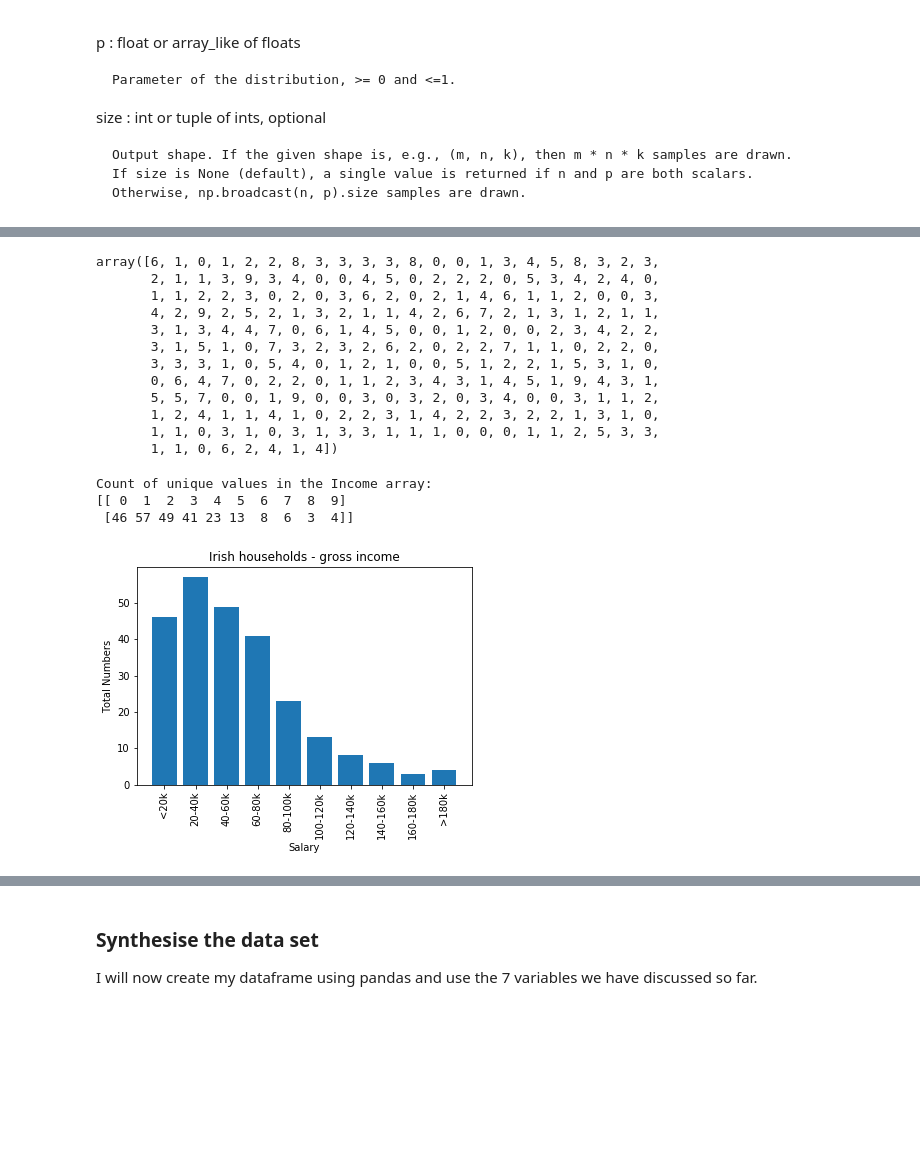
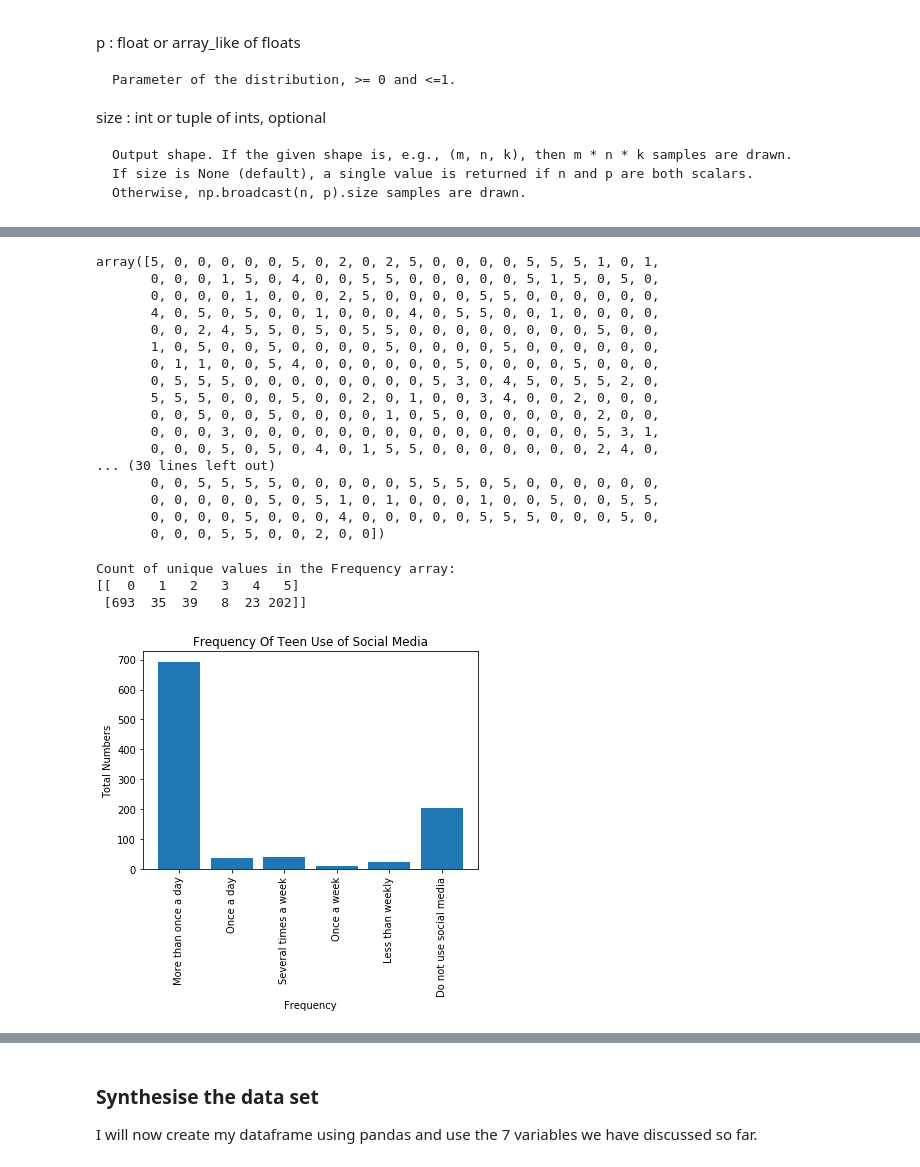
Before and after one commit to HenkT28/Programming_For_Data_Analysis_Project, a Jupyter notebook: Programming_For_Data_Analysis_Project.ipynb, the cells around one changed output, grey strips where cells are left out. Saved outputs shown, nothing was run; the diff lists cells and outputs as text; code cells hidden in the pictures; blank space fills up the shorter version.

```diff
--- a/Programming_For_Data_Analysis_Project.ipynb
+++ b/Programming_For_Data_Analysis_Project.ipynb
@@ -667,51 +837,56 @@ Nearly two thirds (62.6%) of Irish households had a gross income of less than
 # %%
 np.random.seed(12345)
 
-# Household Income - 10 different options
-# Income = np.random.choice([0, 1, 2, 3, 4, 5, 6, 7, 8, 9], size=1000, p=[0.20, 0.25, 0.2, 0.13, 0.08, 0.05, 0.03, 0.02, 0.01, 0.03])
-Income = np.random.choice([0, 1, 2, 3, 4, 5, 6, 7, 8, 9], size=250, p=[0.20, 0.25, 0.2, 0.13, 0.08, 0.05, 0.03, 0.02, 0.01, 0.03], replace=True)
-Income
+# Frequency - 6 different options
+Frequency = np.random.choice([0, 1, 2, 3, 4, 5], size=1000, p=[0.70, 0.03, 0.04, 0.01, 0.02, 0.20])
+# Frequency = np.random.choice([0, 1, 2, 3, 4, 5, 6, 7, 8, 9], size=250, p=[0.20, 0.25, 0.2, 0.13, 0.08, 0.05, 0.03, 0.02, 0.01, 0.03], replace=True)
+Frequency
 # %% [output]
-array([6, 1, 0, 1, 2, 2, 8, 3, 3, 3, 3, 8, 0, 0, 1, 3, 4, 5, 8, 3, 2, 3,
-       2, 1, 1, 3, 9, 3, 4, 0, 0, 4, 5, 0, 2, 2, 2, 0, 5, 3, 4, 2, 4, 0,
-       1, 1, 2, 2, 3, 0, 2, 0, 3, 6, 2, 0, 2, 1, 4, 6, 1, 1, 2, 0, 0, 3,
-       4, 2, 9, 2, 5, 2, 1, 3, 2, 1, 1, 4, 2, 6, 7, 2, 1, 3, 1, 2, 1, 1,
-       3, 1, 3, 4, 4, 7, 0, 6, 1, 4, 5, 0, 0, 1, 2, 0, 0, 2, 3, 4, 2, 2,
-       3, 1, 5, 1, 0, 7, 3, 2, 3, 2, 6, 2, 0, 2, 2, 7, 1, 1, 0, 2, 2, 0,
-       3, 3, 3, 1, 0, 5, 4, 0, 1, 2, 1, 0, 0, 5, 1, 2, 2, 1, 5, 3, 1, 0,
-       0, 6, 4, 7, 0, 2, 2, 0, 1, 1, 2, 3, 4, 3, 1, 4, 5, 1, 9, 4, 3, 1,
-       5, 5, 7, 0, 0, 1, 9, 0, 0, 3, 0, 3, 2, 0, 3, 4, 0, 0, 3, 1, 1, 2,
-       1, 2, 4, 1, 1, 4, 1, 0, 2, 2, 3, 1, 4, 2, 2, 3, 2, 2, 1, 3, 1, 0,
-       1, 1, 0, 3, 1, 0, 3, 1, 3, 3, 1, 1, 1, 0, 0, 0, 1, 1, 2, 5, 3, 3,
-       1, 1, 0, 6, 2, 4, 1, 4])
+array([5, 0, 0, 0, 0, 0, 5, 0, 2, 0, 2, 5, 0, 0, 0, 0, 5, 5, 5, 1, 0, 1,
+       0, 0, 0, 1, 5, 0, 4, 0, 0, 5, 5, 0, 0, 0, 0, 0, 5, 1, 5, 0, 5, 0,
+       0, 0, 0, 0, 1, 0, 0, 0, 2, 5, 0, 0, 0, 0, 5, 5, 0, 0, 0, 0, 0, 0,
+       4, 0, 5, 0, 5, 0, 0, 1, 0, 0, 0, 4, 0, 5, 5, 0, 0, 1, 0, 0, 0, 0,
+       0, 0, 2, 4, 5, 5, 0, 5, 0, 5, 5, 0, 0, 0, 0, 0, 0, 0, 0, 5, 0, 0,
+       1, 0, 5, 0, 0, 5, 0, 0, 0, 0, 5, 0, 0, 0, 0, 5, 0, 0, 0, 0, 0, 0,
+       0, 1, 1, 0, 0, 5, 4, 0, 0, 0, 0, 0, 0, 5, 0, 0, 0, 0, 5, 0, 0, 0,
+       0, 5, 5, 5, 0, 0, 0, 0, 0, 0, 0, 0, 5, 3, 0, 4, 5, 0, 5, 5, 2, 0,
+       5, 5, 5, 0, 0, 0, 5, 0, 0, 2, 0, 1, 0, 0, 3, 4, 0, 0, 2, 0, 0, 0,
+       0, 0, 5, 0, 0, 5, 0, 0, 0, 0, 1, 0, 5, 0, 0, 0, 0, 0, 0, 2, 0, 0,
+       0, 0, 0, 3, 0, 0, 0, 0, 0, 0, 0, 0, 0, 0, 0, 0, 0, 0, 0, 5, 3, 1,
+       0, 0, 0, 5, 0, 5, 0, 4, 0, 1, 5, 5, 0, 0, 0, 0, 0, 0, 0, 2, 4, 0,
+... (30 lines left out)
+       0, 0, 5, 5, 5, 5, 0, 0, 0, 0, 0, 5, 5, 5, 0, 5, 0, 0, 0, 0, 0, 0,
+       0, 0, 0, 0, 0, 5, 0, 5, 1, 0, 1, 0, 0, 0, 1, 0, 0, 5, 0, 0, 5, 5,
+       0, 0, 0, 0, 5, 0, 0, 0, 4, 0, 0, 0, 0, 0, 5, 5, 5, 0, 0, 0, 5, 0,
+       0, 0, 0, 5, 5, 0, 0, 2, 0, 0])
 # %%
-# Count of unique values in the Income array
-unique_elements, counts_elements = np.unique(Income, return_counts=True)
-print("Count of unique values in the Income array:")
+# Count of unique values in the Frequency array
+unique_elements, counts_elements = np.unique(Frequency, return_counts=True)
+print("Count of unique values in the Frequency array:")
 print(np.asarray((unique_elements, counts_elements)))
 # %% [output]
-Count of unique values in the Income array:
-[[ 0  1  2  3  4  5  6  7  8  9]
- [46 57 49 41 23 13  8  6  3  4]]
+Count of unique values in the Frequency array:
+[[  0   1   2   3   4   5]
+ [693  35  39   8  23 202]]
 # %%
-# Create Household Income list - 5 salary levels
-# number_income = [196, 249, 195, 135, 86, 50, 27, 25, 10, 27]
-number_income = [46, 57, 49, 41, 23, 13, 8, 6, 3, 4]
+# Create Frequency list - 5 salary levels
+number_frequency = [693, 35, 39, 8, 23, 202]
+# number_frequency = [46, 57, 49, 41, 23, 13, 8, 6, 3, 4]
 
 # Order of operations
-barchart_salary = ('<20k', '20-40k', '40-60k', '60-80k', '80-100k', '100-120k', '120-140k', '140-160k', '160-180k', '>180k')
+barchart_frequency = ('More than once a day', 'Once a day', 'Several times a week', 'Once a week', 'Less than weekly', 'Do not use social media')
 
 # Create bar names
-y_pos = np.arange(len(barchart_salary))
-plt.bar(y_pos, number_income)
+y_pos = np.arange(len(barchart_frequency))
+plt.bar(y_pos, number_frequency)
 
 # Create names on the x-axis
-plt.xticks(y_pos, barchart_salary, rotation = 'vertical')
-plt.xlabel('Salary', fontweight='normal', color = 'black')
+plt.xticks(y_pos, barchart_frequency, rotation = 'vertical')
+plt.xlabel('Frequency', fontweight='normal', color = 'black')
 
 # Create names on the y-axis
 plt.ylabel("Total Numbers")
-plt.title("Irish households - gross income")
+plt.title("Frequency Of Teen Use of Social Media")
 plt.show()
 # %% [output]
-[figure, old version]
+[figure, new version]
```
Also changed, not shown: parts of 83 cells of this notebook, 2 other files.
